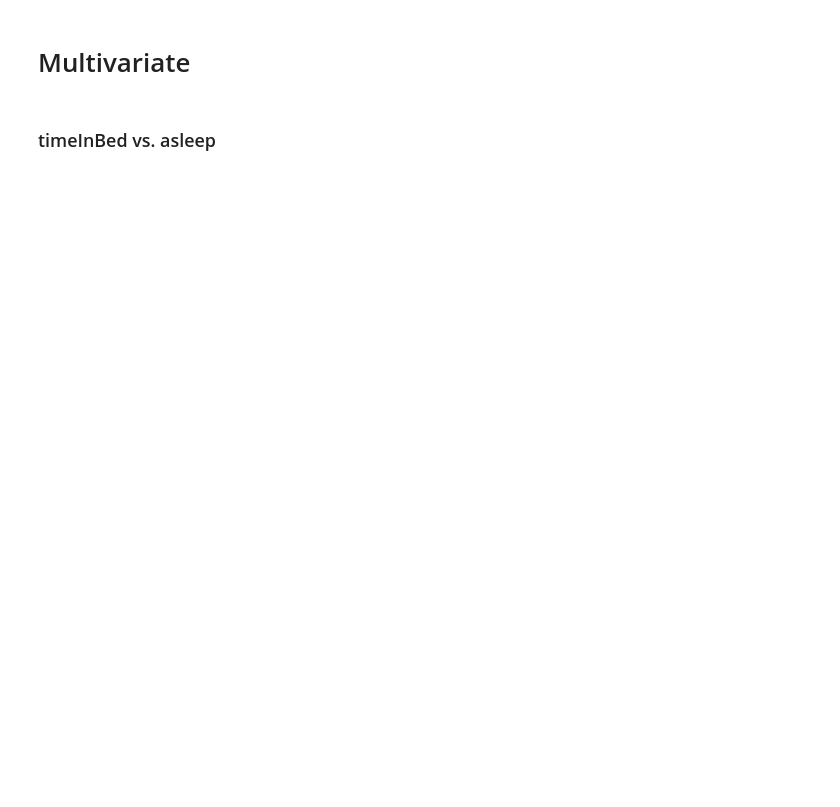
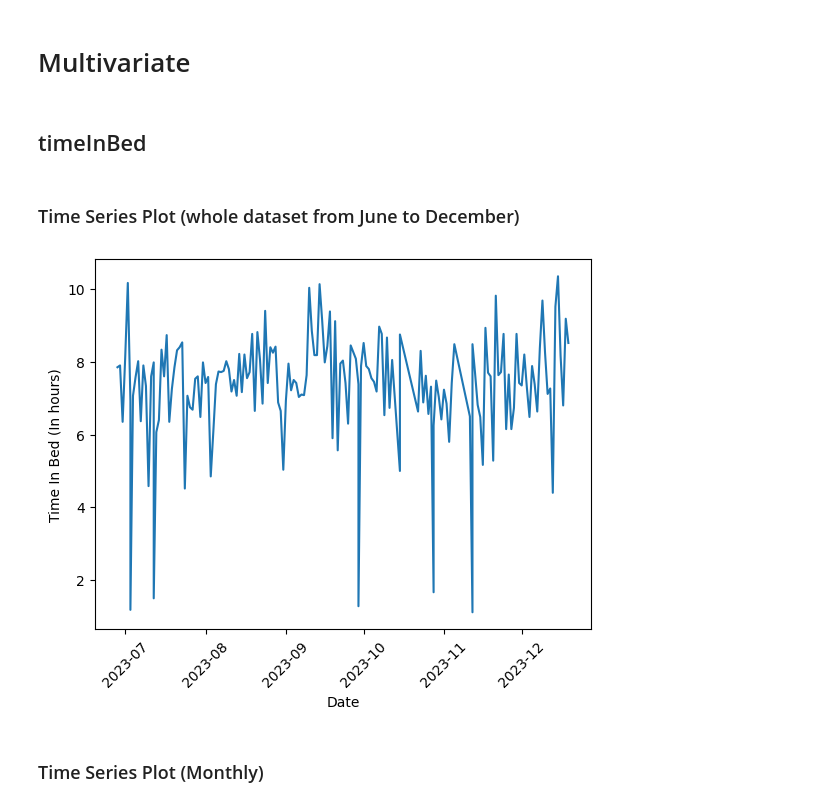
Before and after one commit to liaohan618/Fitbit, a Jupyter notebook: sleep/sleep_EDA.ipynb, the cells around one changed output. Saved outputs shown, nothing was run; the diff lists cells and outputs as text; code cells hidden in the pictures; blank space fills up the shorter version.

```diff
--- a/sleep/sleep_EDA.ipynb
+++ b/sleep/sleep_EDA.ipynb
@@ -30,4 +45,4 @@ plt.show()
 # %% [markdown]
 # Multivariate
 # %% [markdown]
-### timeInBed vs. asleep
+## timeInBed
@@ -37,0 +49,13 @@ plt.show()
+# %% [markdown]
+### Time Series Plot (whole dataset from June to December)
+# %%
+fig, ax = plt.subplots()
+ax.plot(sleep['date'], sleep['timeInBed'])
+ax.set_xlabel('Date')
+ax.set_ylabel('Time In Bed (In hours)')
+plt.xticks(rotation=45)
+plt.show()
+# %% [output]
+[figure, added]
+# %% [markdown]
+### Time Series Plot (Monthly)
```
Also changed, not shown: parts of 19 cells of this notebook, 1 other file.
